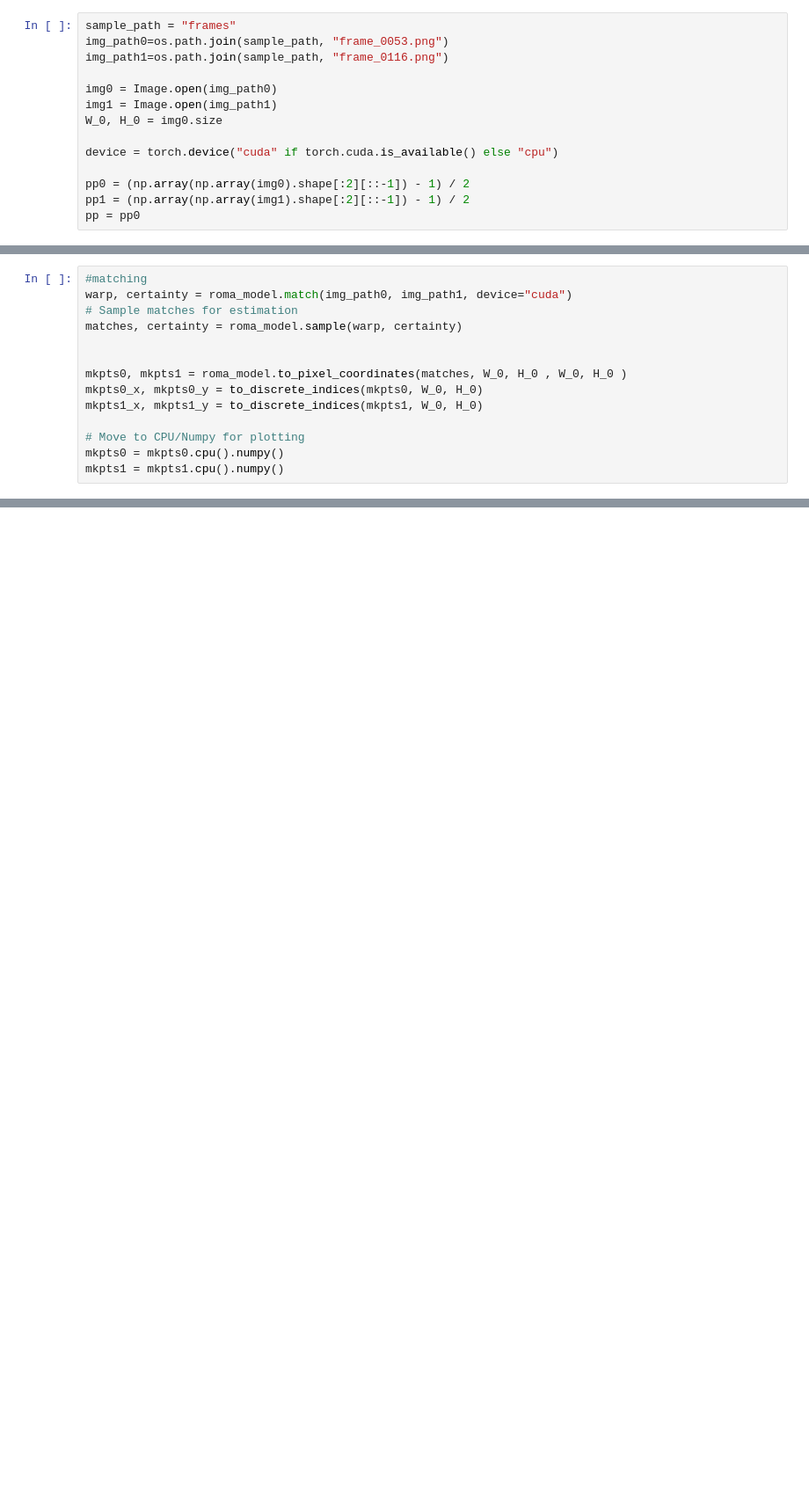
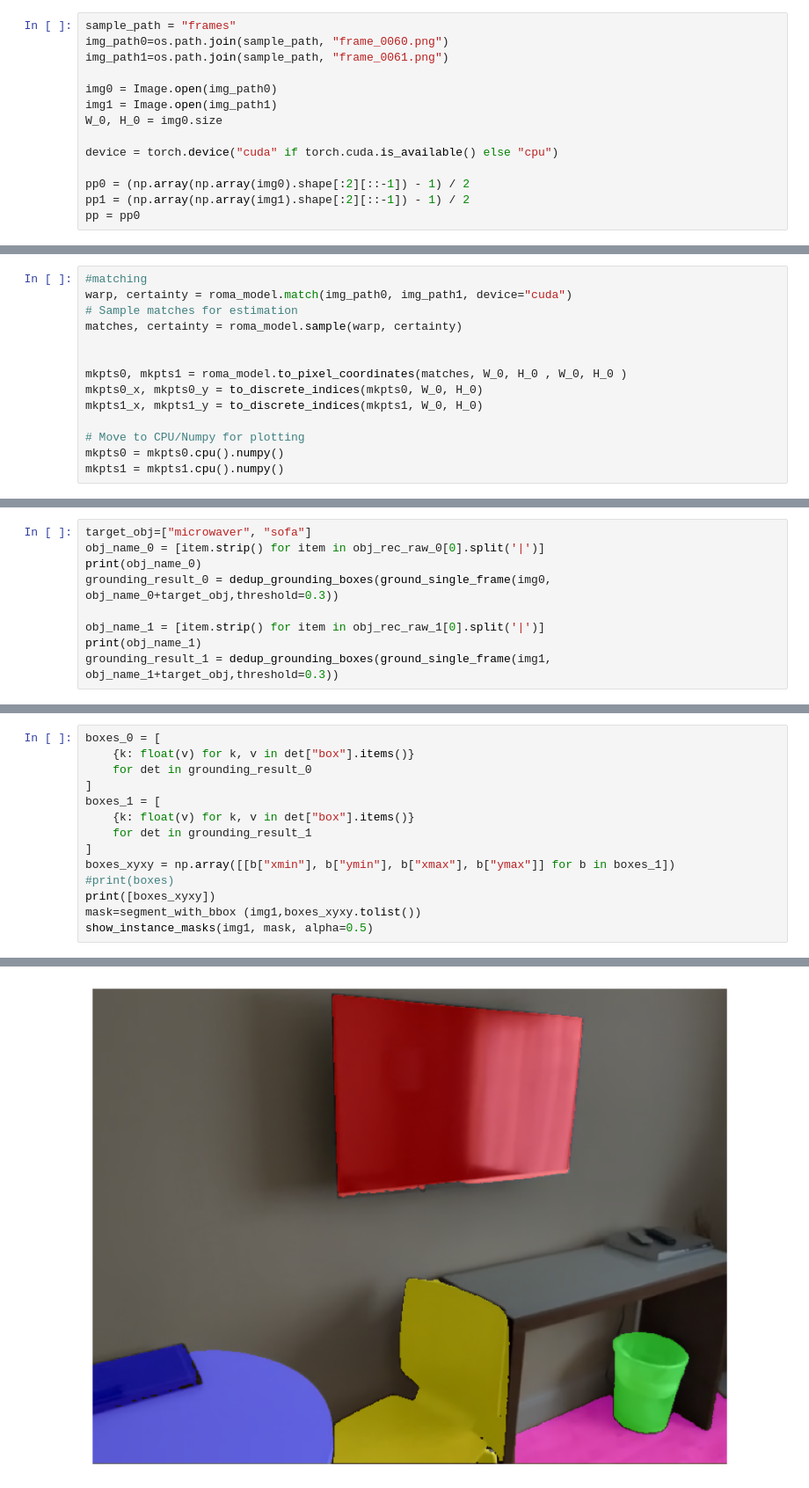
Before and after one commit to HaomingWang645/mosaic_thinker, a Jupyter notebook: pose_test.ipynb, the cells around one changed output, grey strips where cells are left out. Shown at 88% size. Saved outputs shown, nothing was run; the diff lists cells and outputs as text; blank space fills up the shorter version.

```diff
--- a/pose_test.ipynb
+++ b/pose_test.ipynb
@@ -55,7 +55,7 @@ est_config.ceres_num_threads = 8       # Set to number of physical CPU cores
 # %%
 sample_path = "frames"
-img_path0=os.path.join(sample_path, "frame_0053.png")
-img_path1=os.path.join(sample_path, "frame_0116.png")
+img_path0=os.path.join(sample_path, "frame_0060.png")
+img_path1=os.path.join(sample_path, "frame_0061.png")
 
 img0 = Image.open(img_path0)
 img1 = Image.open(img_path1)
@@ -130,0 +375,9 @@ mkpts1 = mkpts1.cpu().numpy()
+# %%
+target_obj=["microwaver", "sofa"]
+obj_name_0 = [item.strip() for item in obj_rec_raw_0[0].split('|')]
+print(obj_name_0)
+grounding_result_0 = dedup_grounding_boxes(ground_single_frame(img0, obj_name_0+target_obj,threshold=0.3))
+
+obj_name_1 = [item.strip() for item in obj_rec_raw_1[0].split('|')]
+print(obj_name_1)
+grounding_result_1 = dedup_grounding_boxes(ground_single_frame(img1, obj_name_1+target_obj,threshold=0.3))
@@ -130,0 +387,15 @@ mkpts1 = mkpts1.cpu().numpy()
+# %%
+boxes_0 = [
+    {k: float(v) for k, v in det["box"].items()}
+    for det in grounding_result_0
+]
+boxes_1 = [
+    {k: float(v) for k, v in det["box"].items()}
+    for det in grounding_result_1
+]
+boxes_xyxy = np.array([[b["xmin"], b["ymin"], b["xmax"], b["ymax"]] for b in boxes_1])
+#print(boxes)
+print([boxes_xyxy])
+mask=segment_with_bbox (img1,boxes_xyxy.tolist())
+show_instance_masks(img1, mask, alpha=0.5)
+# %% [output]
@@ -130,0 +407 @@ mkpts1 = mkpts1.cpu().numpy()
+[figure, added]
```
Also changed, not shown: parts of 23 cells of this notebook, 1 other file.
